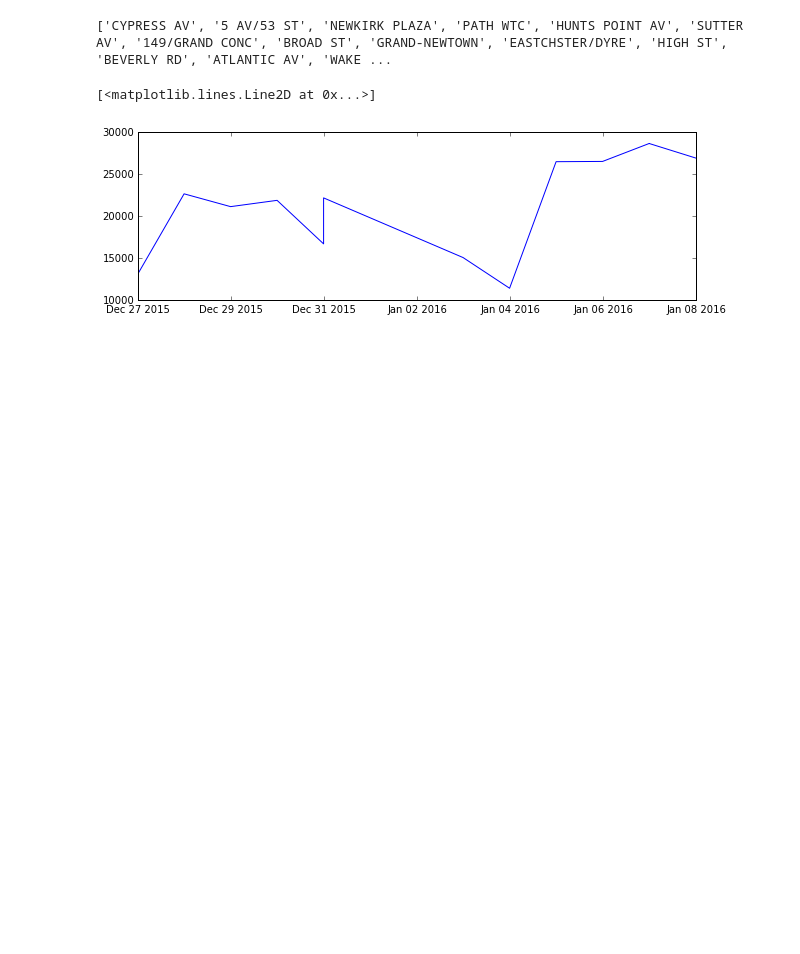
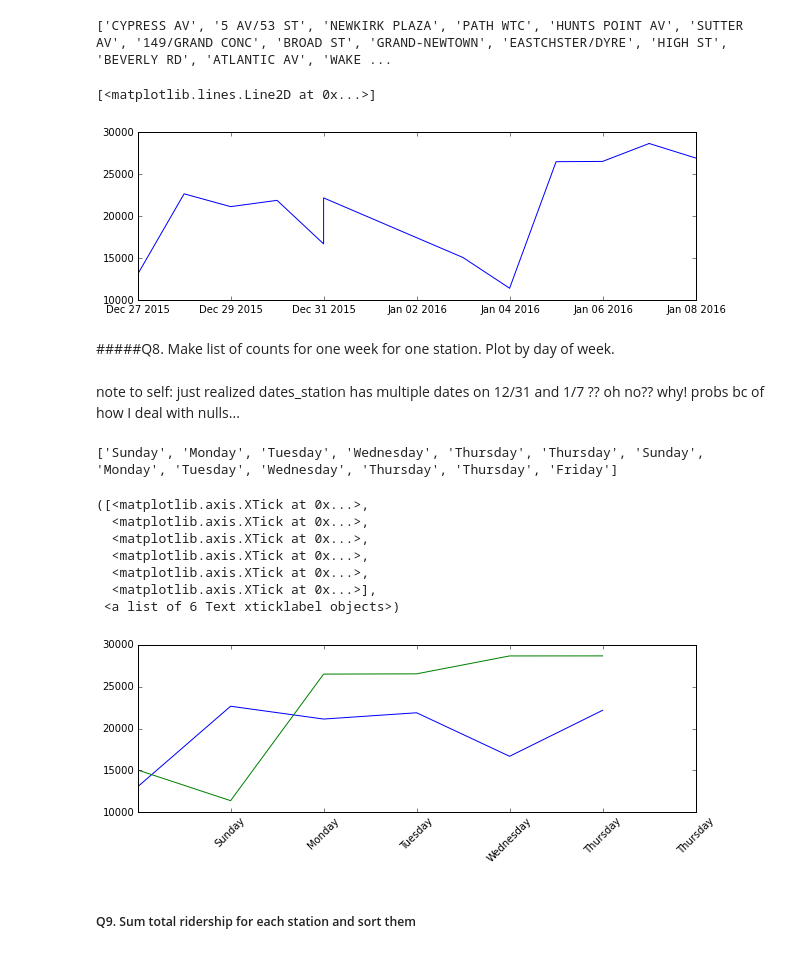
Before and after one commit to emilyhoughkovacs/benson, a Jupyter notebook: benson.ipynb, the cells around one changed output. Drawn from its saved outputs; the diff is of its cells as text; code cells hidden in the pictures; blank space fills up the shorter version.

```diff
--- a/benson.ipynb
+++ b/benson.ipynb
@@ -12,7 +39,7 @@ turnstilets = defaultdict(list)
 #####Q1. Read CSV, make dict where key is first 4 and value is rest. (turnstile)<br>
 #####Q2. Combine Date and Time to datetime object, drop everything in value except datetime and entries
 # %%
-with open('turnstile.csv', 'rb') as ts:
+with open('old_turnstile.csv', 'rb') as ts:
     tsdata = csv.reader(ts)
     header = tsdata.next()
     for row in tsdata:
@@ -166,3 +193,36 @@ plt.plot(dates_station, counts_station)
 # %% [output]
 [<matplotlib.lines.Line2D at 0x...>]
 [figure]
+# %% [markdown]
+#####Q8. Make list of counts for one week for one station. Plot by day of week.
+# %%
+# just gonna add day of week to everything
+for k, v in station.items():
+    for dt in v:
+        dt.append(dt[0].strftime('%A'))
+# %%
+days_of_week = []
+for dt in dates_station:
+    days_of_week.append(dt.strftime('%A'))
+# %% [markdown]
+note to self: just realized dates_station has multiple dates on 12/31 and 1/7 ?? oh no?? why! probs bc of how I deal with nulls...
+# %%
+print days_of_week
+# %% [output]
+['Sunday', 'Monday', 'Tuesday', 'Wednesday', 'Thursday', 'Thursday', 'Sunday', 'Monday', 'Tuesday', 'Wednesday', 'Thursday', 'Thursday', 'Friday']
+# %%
+plt.figure(figsize=(10,3))
+plt.plot(counts_station[0:6])
+plt.plot(counts_station[6:12])
+plt.xticks([1, 2, 3, 4, 5, 6], days_of_week[0:7], rotation=45)
+# %% [output]
+([<matplotlib.axis.XTick at 0x...>,
+  <matplotlib.axis.XTick at 0x...>,
+  <matplotlib.axis.XTick at 0x...>,
+  <matplotlib.axis.XTick at 0x...>,
+  <matplotlib.axis.XTick at 0x...>,
+  <matplotlib.axis.XTick at 0x...>],
+ <a list of 6 Text xticklabel objects>)
+[figure, added]
+# %% [markdown]
+##### Q9. Sum total ridership for each station and sort them
```
Also changed, not shown: parts of 17 cells of this notebook, 1 other file.
